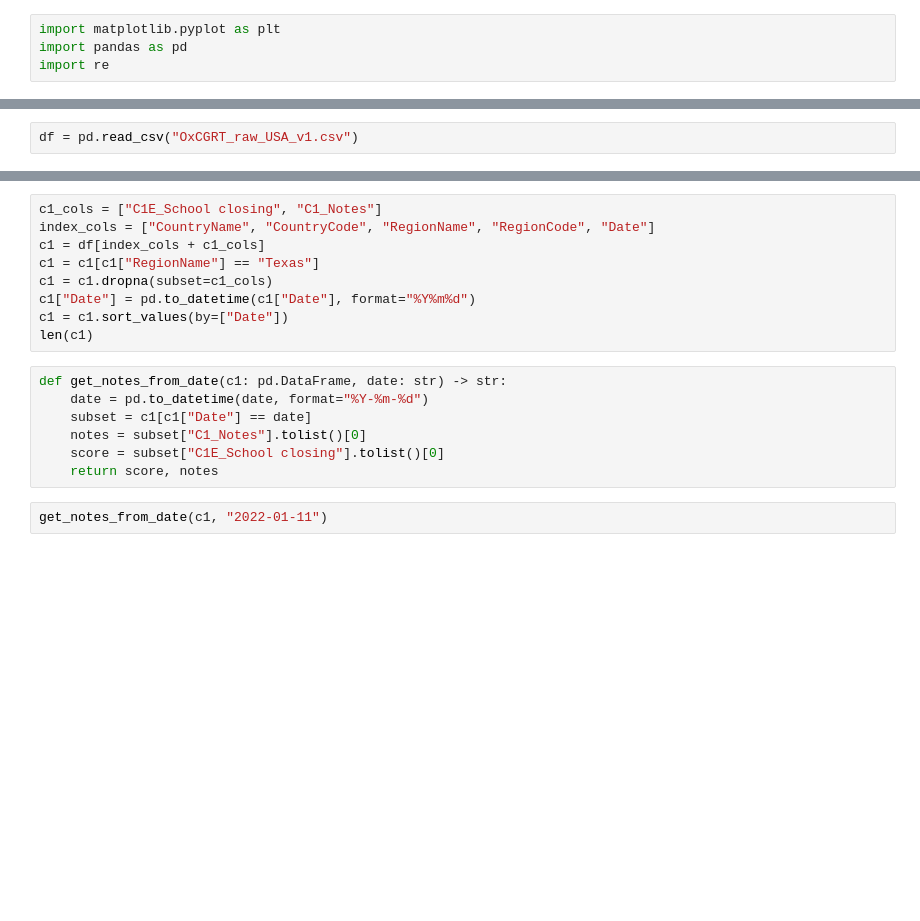
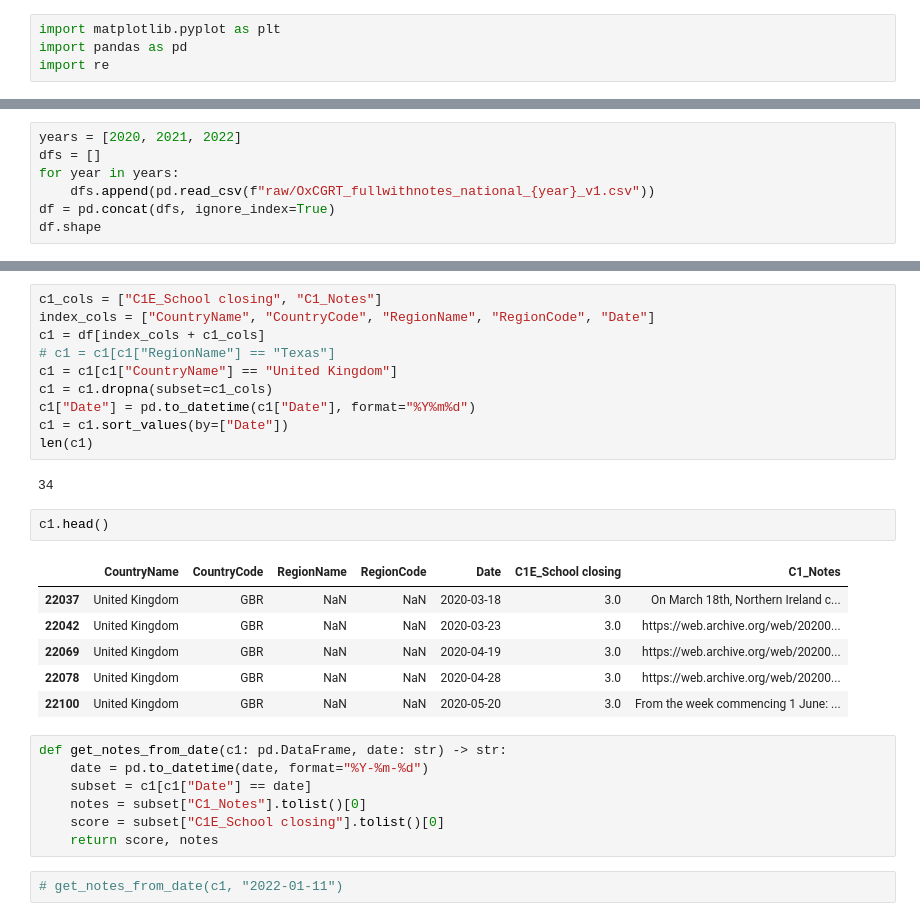
Before and after one commit to danyoungday/neuro-san-prana, a Jupyter notebook: data/edav.ipynb, the cells around one changed output, grey strips where cells are left out. Saved outputs shown, nothing was run; the diff lists cells and outputs as text; blank space fills up the shorter version.

```diff
--- a/data/edav.ipynb
+++ b/data/edav.ipynb
@@ -84,2 +109,7 @@ compare_results(
 # %%
-df = pd.read_csv("OxCGRT_raw_USA_v1.csv")
+years = [2020, 2021, 2022]
+dfs = []
+for year in years:
+    dfs.append(pd.read_csv(f"raw/OxCGRT_fullwithnotes_national_{year}_v1.csv"))
+df = pd.concat(dfs, ignore_index=True)
+df.shape
@@ -90,11 +140,23 @@ for col in df.columns:
 c1_cols = ["C1E_School closing", "C1_Notes"]
 index_cols = ["CountryName", "CountryCode", "RegionName", "RegionCode", "Date"]
 c1 = df[index_cols + c1_cols]
-c1 = c1[c1["RegionName"] == "Texas"]
+# c1 = c1[c1["RegionName"] == "Texas"]
+c1 = c1[c1["CountryName"] == "United Kingdom"]
 c1 = c1.dropna(subset=c1_cols)
 c1["Date"] = pd.to_datetime(c1["Date"], format="%Y%m%d")
 c1 = c1.sort_values(by=["Date"])
 len(c1)
+# %% [output]
+34
+# %%
+c1.head()
+# %% [output]
+|  | CountryName | CountryCode | RegionName | RegionCode | Date | C1E_School closing | C1_Notes |
+| 22037 | United Kingdom | GBR | NaN | NaN | 2020-03-18 | 3.0 | On March 18th, Northern Ireland c... |
+| 22042 | United Kingdom | GBR | NaN | NaN | 2020-03-23 | 3.0 | https://web.archive.org/web/20200... |
+| 22069 | United Kingdom | GBR | NaN | NaN | 2020-04-19 | 3.0 | https://web.archive.org/web/20200... |
+| 22078 | United Kingdom | GBR | NaN | NaN | 2020-04-28 | 3.0 | https://web.archive.org/web/20200... |
+| 22100 | United Kingdom | GBR | NaN | NaN | 2020-05-20 | 3.0 | From the week commencing 1 June: ... |
 # %%
 def get_notes_from_date(c1: pd.DataFrame, date: str) -> str:
     date = pd.to_datetime(date, format="%Y-%m-%d")
@@ -103,7 +165,7 @@ def get_notes_from_date(c1: pd.DataFrame, date: str) -> str:
     score = subset["C1E_School closing"].tolist()[0]
     return score, notes
 # %%
-get_notes_from_date(c1, "2022-01-11")
+# get_notes_from_date(c1, "2022-01-11")
 # %%
 def extract_urls(text: str) -> list[str]:
     url_pattern = r'https?://[^\s<>"]+|www\.[^\s<>"]+'
```
Also changed, not shown: parts of 8 cells of this notebook, 12 other files.
